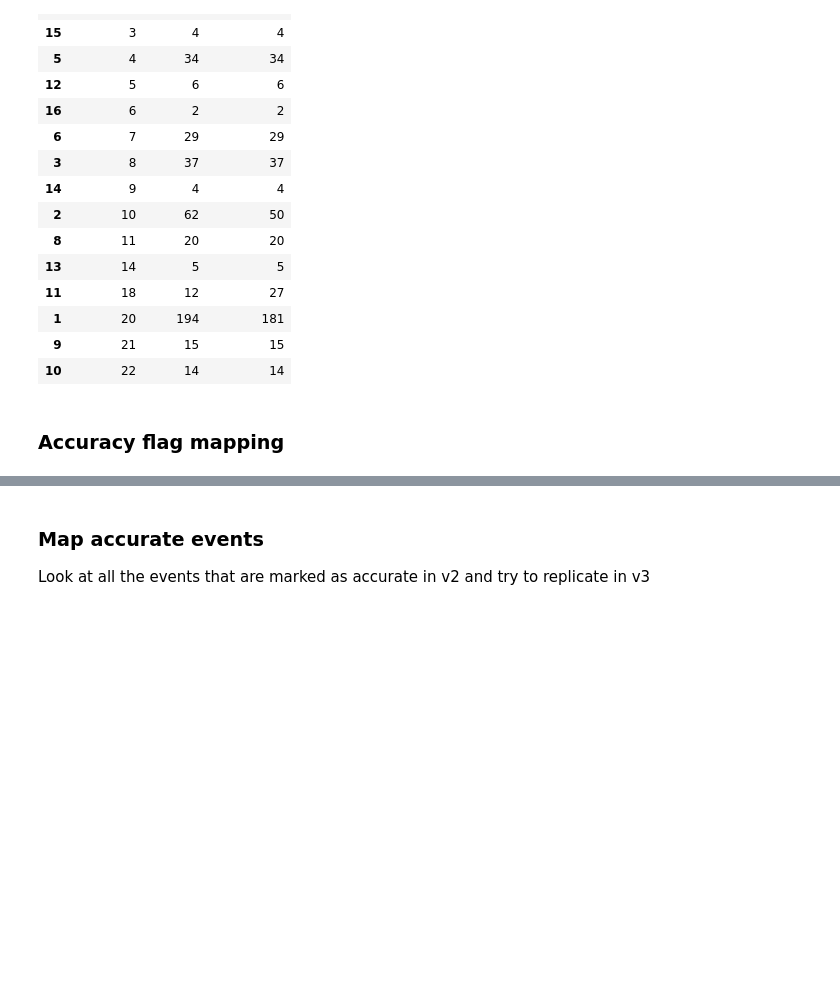
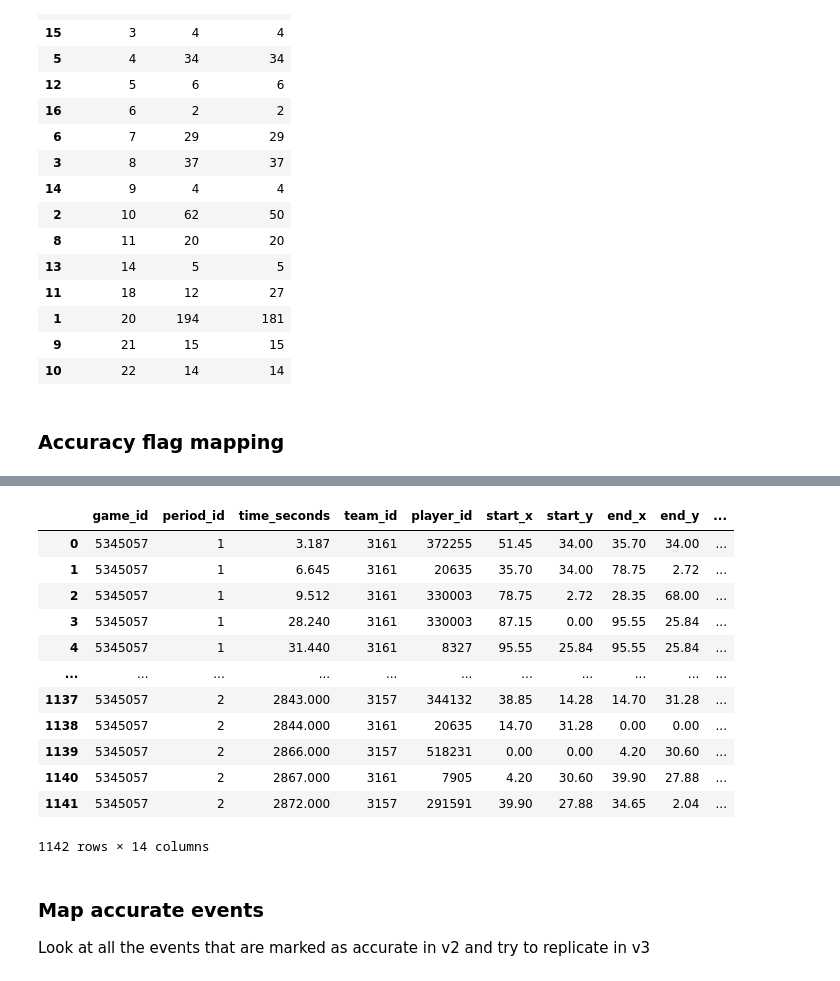
Before and after one commit to liammoore44/wyscout-spadl-conversion, a Jupyter notebook: test_notebooks/Wyscout-conversion.ipynb, the cells around one changed output, grey strips where cells are left out. Saved outputs shown, nothing was run; the diff lists cells and outputs as text; code cells hidden in the pictures; blank space fills up the shorter version.

```diff
--- a/test_notebooks/Wyscout-conversion.ipynb
+++ b/test_notebooks/Wyscout-conversion.ipynb
@@ -653,3 +668,20 @@ Name: accurate, dtype: int64
+# %%
+v2_actions = convert_to_actions(events_df, 3161)
+v2_actions
+# %% [output]
+|  | game_id | period_id | time_seconds | team_id | player_id | start_x | start_y | end_x | end_y | ... |
+| 0 | 5345057 | 1 | 3.187 | 3161 | 372255 | 51.45 | 34.00 | 35.70 | 34.00 | ... |
+| 1 | 5345057 | 1 | 6.645 | 3161 | 20635 | 35.70 | 34.00 | 78.75 | 2.72 | ... |
+| 2 | 5345057 | 1 | 9.512 | 3161 | 330003 | 78.75 | 2.72 | 28.35 | 68.00 | ... |
+| 3 | 5345057 | 1 | 28.240 | 3161 | 330003 | 87.15 | 0.00 | 95.55 | 25.84 | ... |
+| 4 | 5345057 | 1 | 31.440 | 3161 | 8327 | 95.55 | 25.84 | 95.55 | 25.84 | ... |
+| ... | ... | ... | ... | ... | ... | ... | ... | ... | ... | ... |
+| 1137 | 5345057 | 2 | 2843.000 | 3157 | 344132 | 38.85 | 14.28 | 14.70 | 31.28 | ... |
+| 1138 | 5345057 | 2 | 2844.000 | 3161 | 20635 | 14.70 | 31.28 | 0.00 | 0.00 | ... |
+| 1139 | 5345057 | 2 | 2866.000 | 3157 | 518231 | 0.00 | 0.00 | 4.20 | 30.60 | ... |
+| 1140 | 5345057 | 2 | 2867.000 | 3161 | 7905 | 4.20 | 30.60 | 39.90 | 27.88 | ... |
+| 1141 | 5345057 | 2 | 2872.000 | 3157 | 291591 | 39.90 | 27.88 | 34.65 | 2.04 | ... |
+1142 rows × 14 columns
 # %% [markdown]
 ### Map accurate events
 Look at all the events that are marked as accurate in v2 and try to replicate in v3
```
Also changed, not shown: parts of 15 cells of this notebook, 3 other files.
